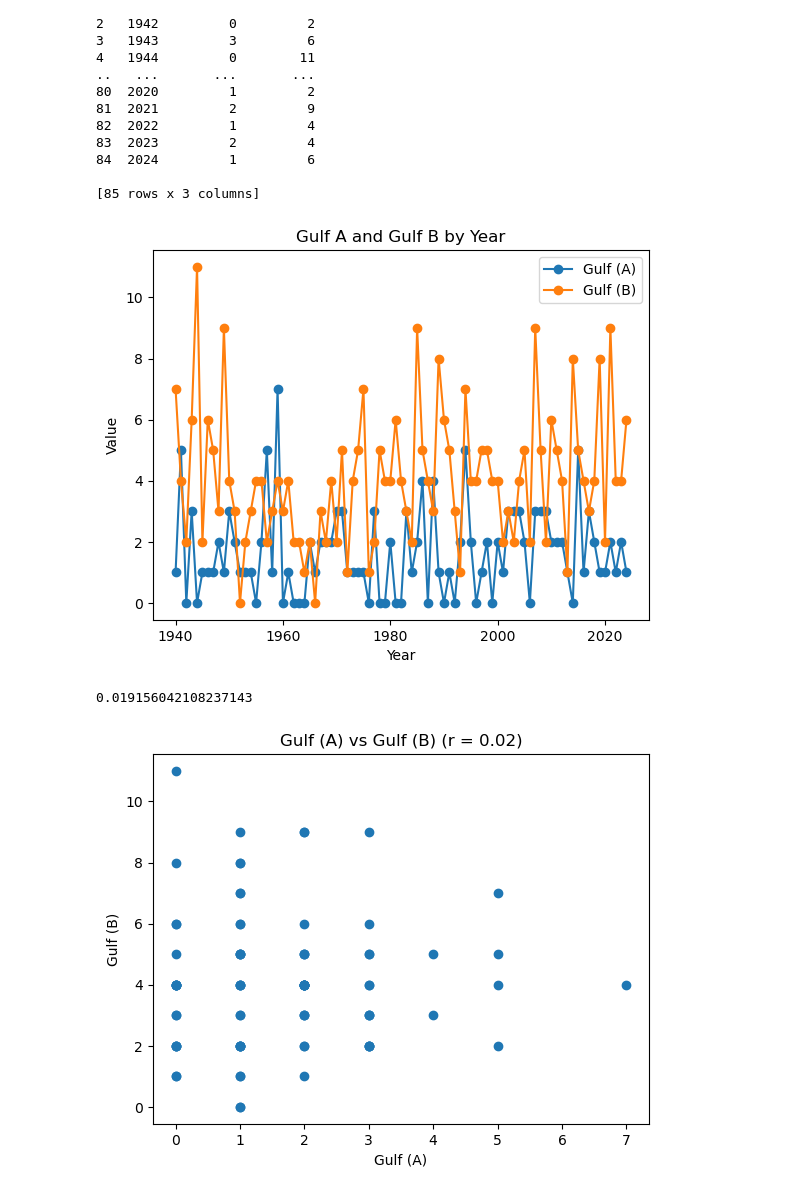
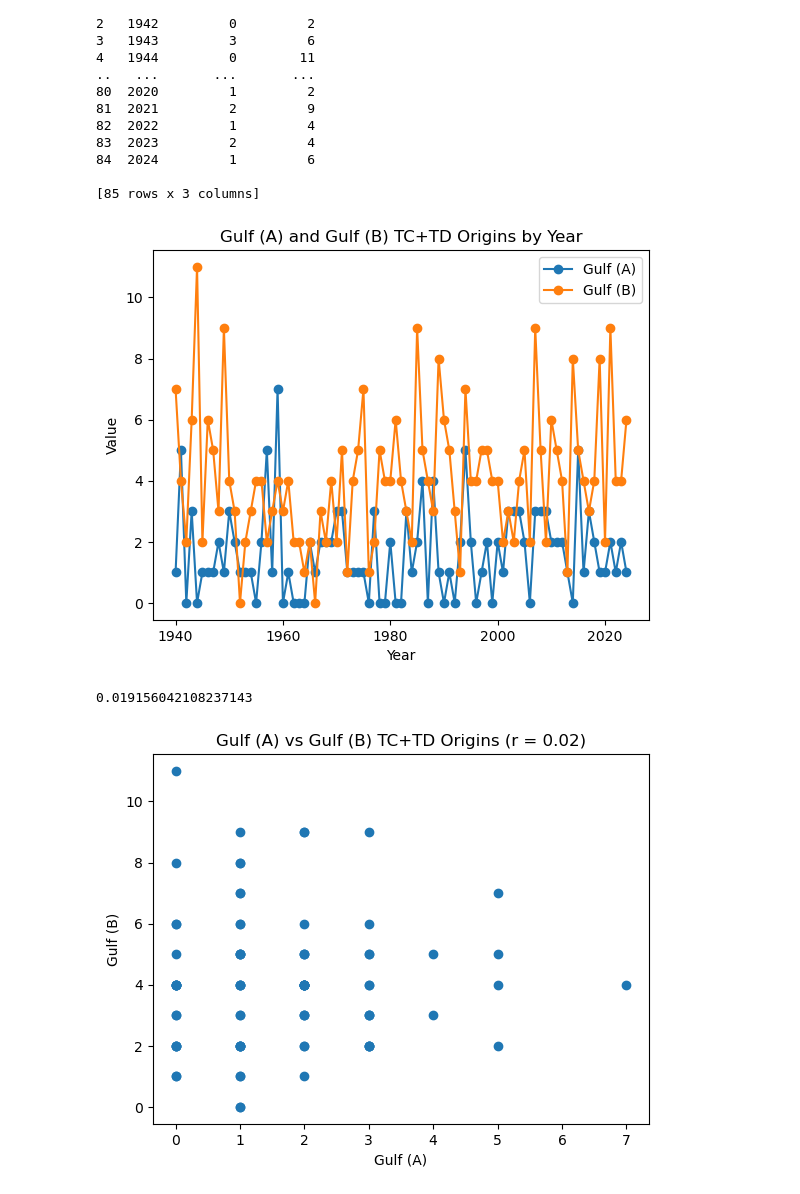
Before and after one commit to alclan2/research_clean, a Jupyter notebook: origin_nodes.ipynb, the cells around one changed output. Cells and saved outputs as stored; diff of their text form; code cells hidden in the pictures.

```diff
--- a/origin_nodes.ipynb
+++ b/origin_nodes.ipynb
@@ -38,16 +38,17 @@ print(ds)
 # %%
 # plot scatter plot
 plt.plot(ds["year"], ds["Gulf (A)"], marker="o", label="Gulf (A)")
 plt.plot(ds["year"], ds["Gulf (B)"], marker="o", label="Gulf (B)")
 
 plt.xlabel("Year")
 plt.ylabel("Value")
-plt.title("Gulf A and Gulf B by Year")
+plt.title("Gulf (A) and Gulf (B) TC+TD Origins by Year")
 plt.legend()
 
+plt.savefig("images/data_viz/TC_origin/TC+TD/Gulf_AvsB_originNodes_perYr.png")
 plt.show()
 # %% [output]
-[figure, old version]
+[figure, new version]
 # %%
 # compute correlation between Gulf origin nodes
 correlation = ds["Gulf (A)"].corr(ds["Gulf (B)"])
@@ -61,8 +62,9 @@ plt.scatter(ds["Gulf (A)"], ds["Gulf (B)"])
 
 plt.xlabel("Gulf (A)")
 plt.ylabel("Gulf (B)")
-plt.title(f"Gulf (A) vs Gulf (B) (r = {correlation:.2f})")
+plt.title(f"Gulf (A) vs Gulf (B) TC+TD Origins (r = {correlation:.2f})")
 
+plt.savefig("images/data_viz/TC_origin/TC+TD/Gulf_AvsB_originNodes_correlation.png")
 plt.show()
 # %% [output]
-[figure, old version]
+[figure, new version]
```
Also changed, not shown: 6 other files.
